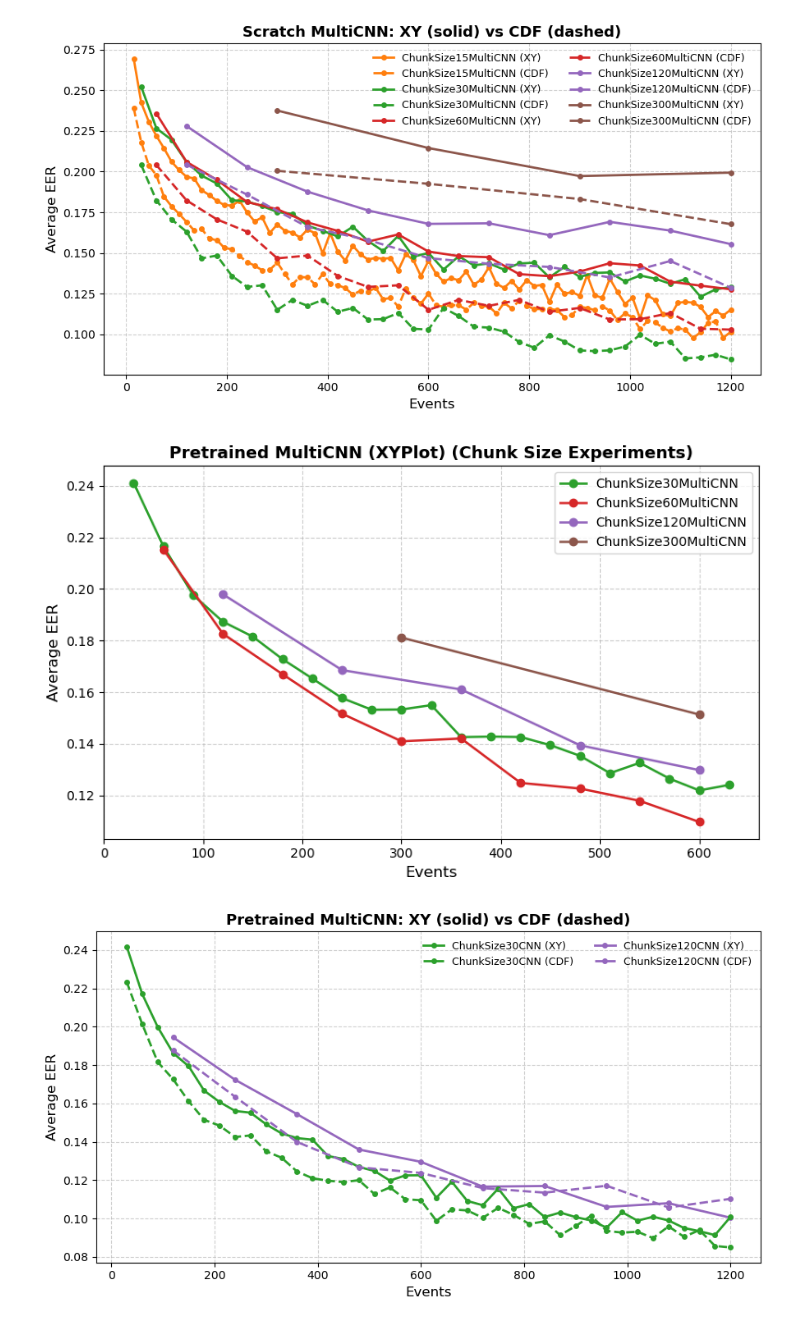
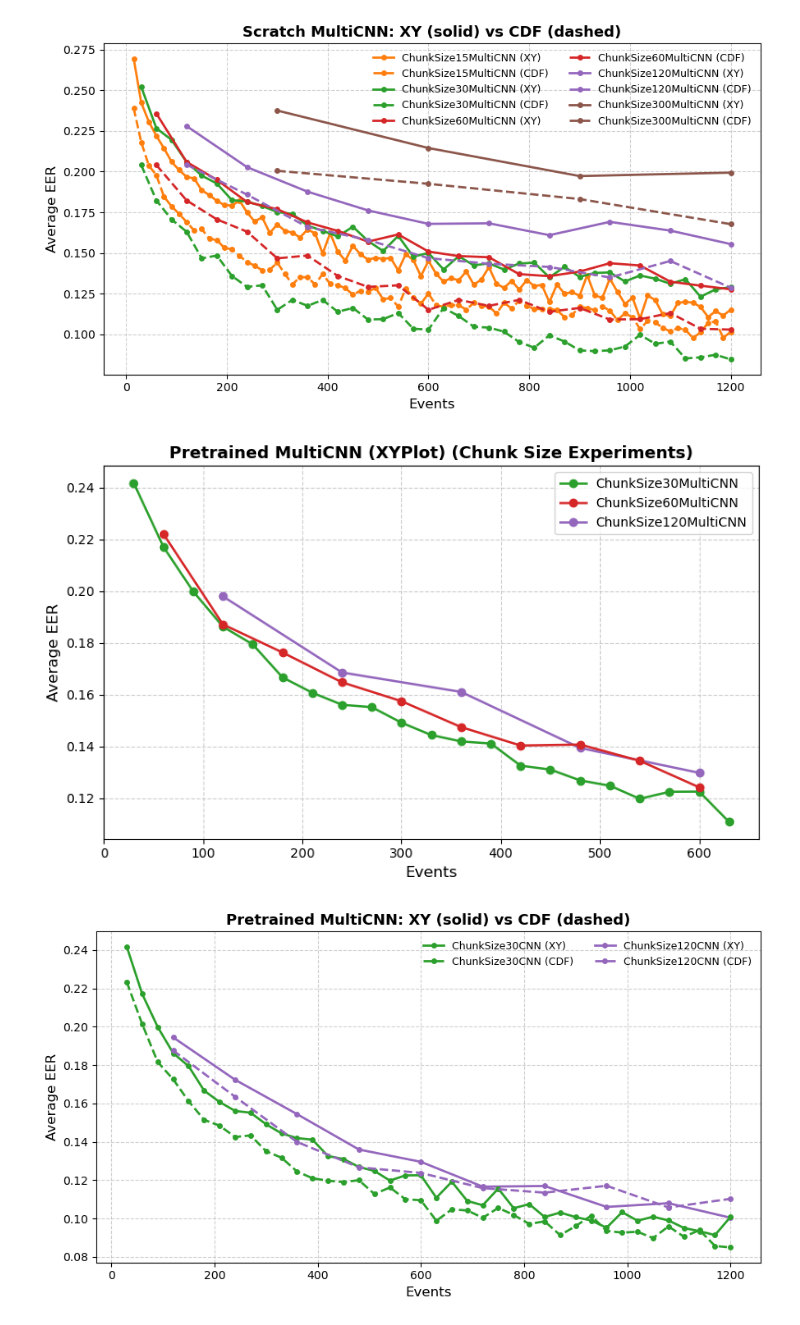
Before and after one commit to S-lijun/Mouse_Dynamics, a Jupyter notebook: Results.ipynb, the cells around one changed output. Cells and saved outputs as stored; diff of their text form; code cells hidden in the pictures.

```diff
--- a/Results.ipynb
+++ b/Results.ipynb
@@ -510,9 +510,9 @@ plot_chunk_xy_cdf_curves(
 # %% [output]
 [figure]
 # %%
-plot_chunk_json_curves("Visualization/Testing/448", max_event=650, model="Pretrained MultiCNN (XYPlot)")
+plot_chunk_json_curves("Visualization/Testing_pixel_vs_chunk", max_event=650, model="Pretrained MultiCNN (XYPlot)")
 # %% [output]
-[figure, old version]
+[figure, new version]
 # %%
 plot_chunk_xy_cdf_curves(
     xy_dir="Visualization/CV/train_multi_pretrained_CNN/XYPlot",
```
Also changed, not shown: 5 other files.
